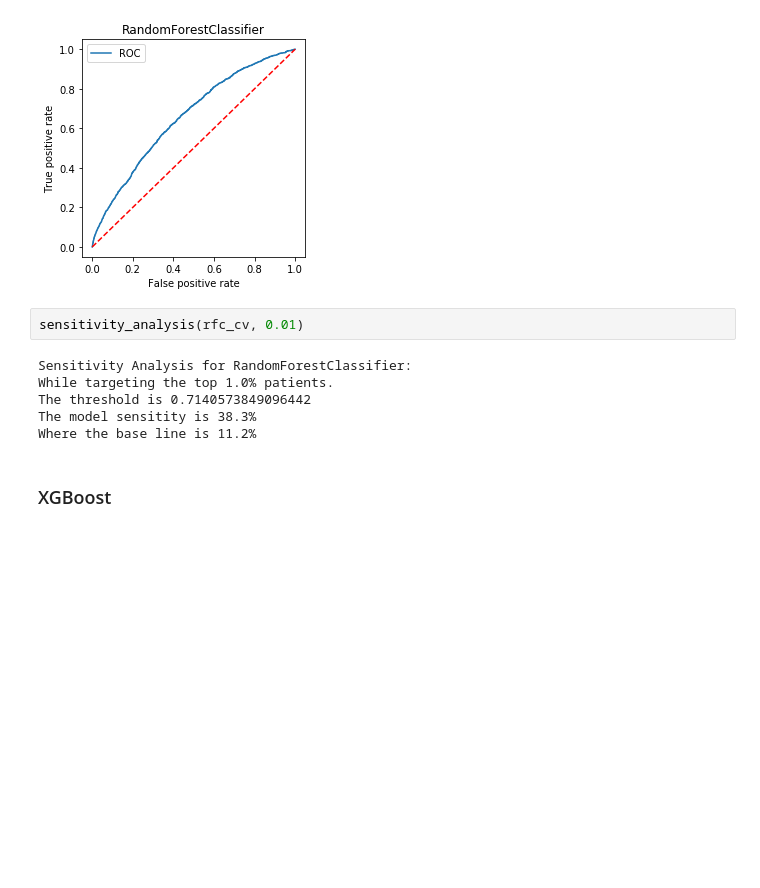
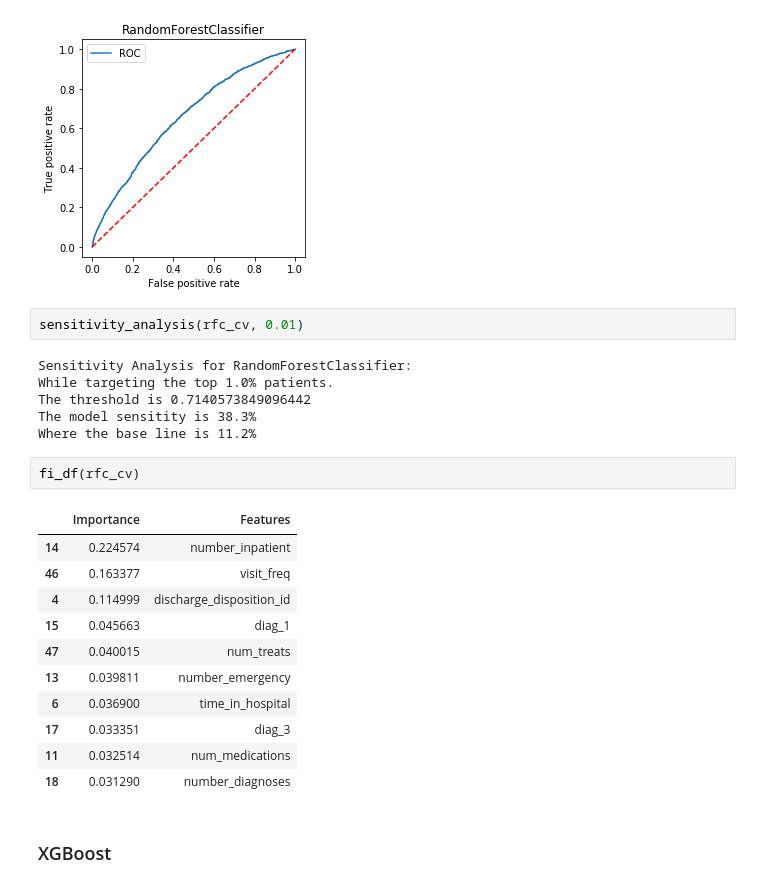
Before and after one commit to wowChelios/DS_TermProject, a Jupyter notebook: Modeling.ipynb, the cells around one changed output. Cells and saved outputs as stored; diff of their text form; blank space fills up the shorter version.

```diff
--- a/Modeling.ipynb
+++ b/Modeling.ipynb
@@ -332,6 +327,20 @@ While targeting the top 1.0% patients.
 The threshold is 0.7140573849096442
 The model sensitity is 38.3%
 Where the base line is 11.2%
+# %%
+fi_df(rfc_cv)
+# %% [output]
+|  | Importance | Features |
+| 14 | 0.224574 | number_inpatient |
+| 46 | 0.163377 | visit_freq |
+| 4 | 0.114999 | discharge_disposition_id |
+| 15 | 0.045663 | diag_1 |
+| 47 | 0.040015 | num_treats |
+| 13 | 0.039811 | number_emergency |
+| 6 | 0.036900 | time_in_hospital |
+| 17 | 0.033351 | diag_3 |
+| 11 | 0.032514 | num_medications |
+| 18 | 0.031290 | number_diagnoses |
 # %% [markdown]
 ### XGBoost
 # %%
```
Also changed, not shown: parts of 14 cells of this notebook.
